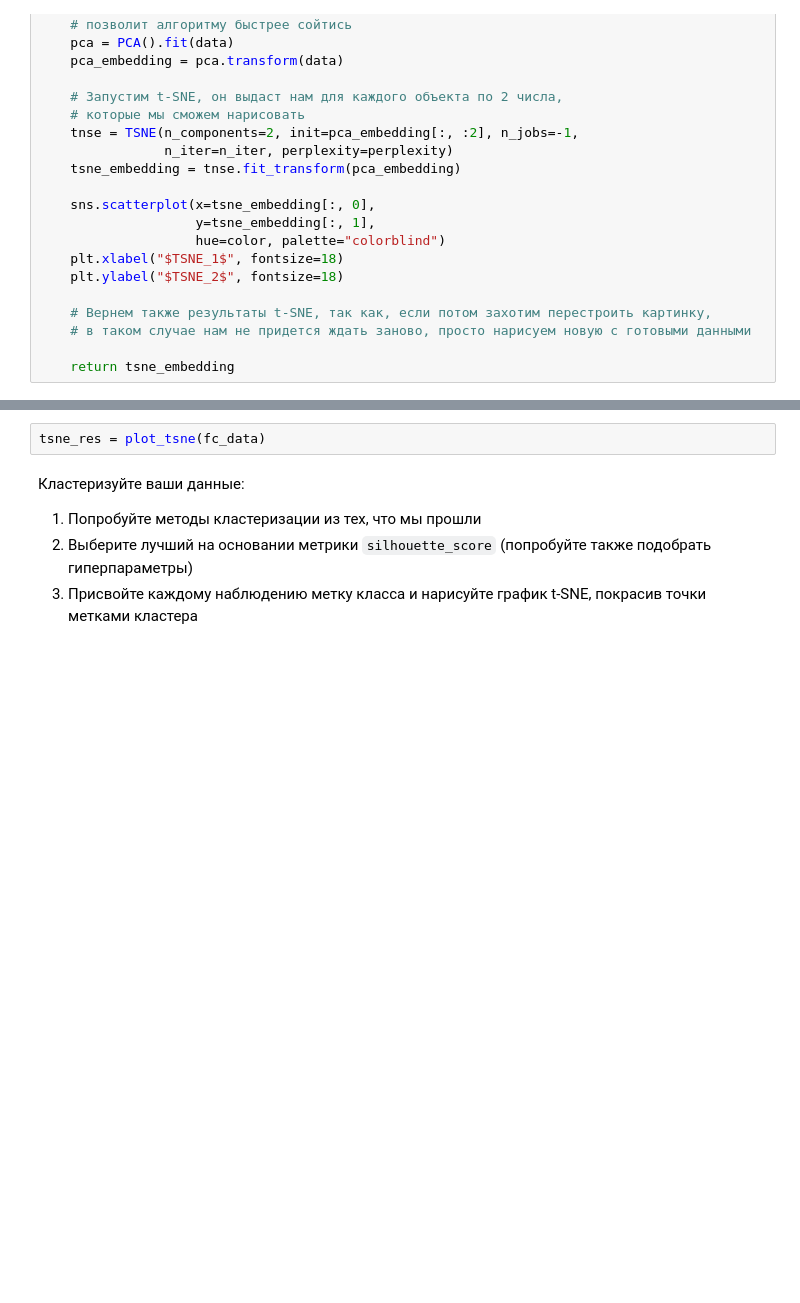
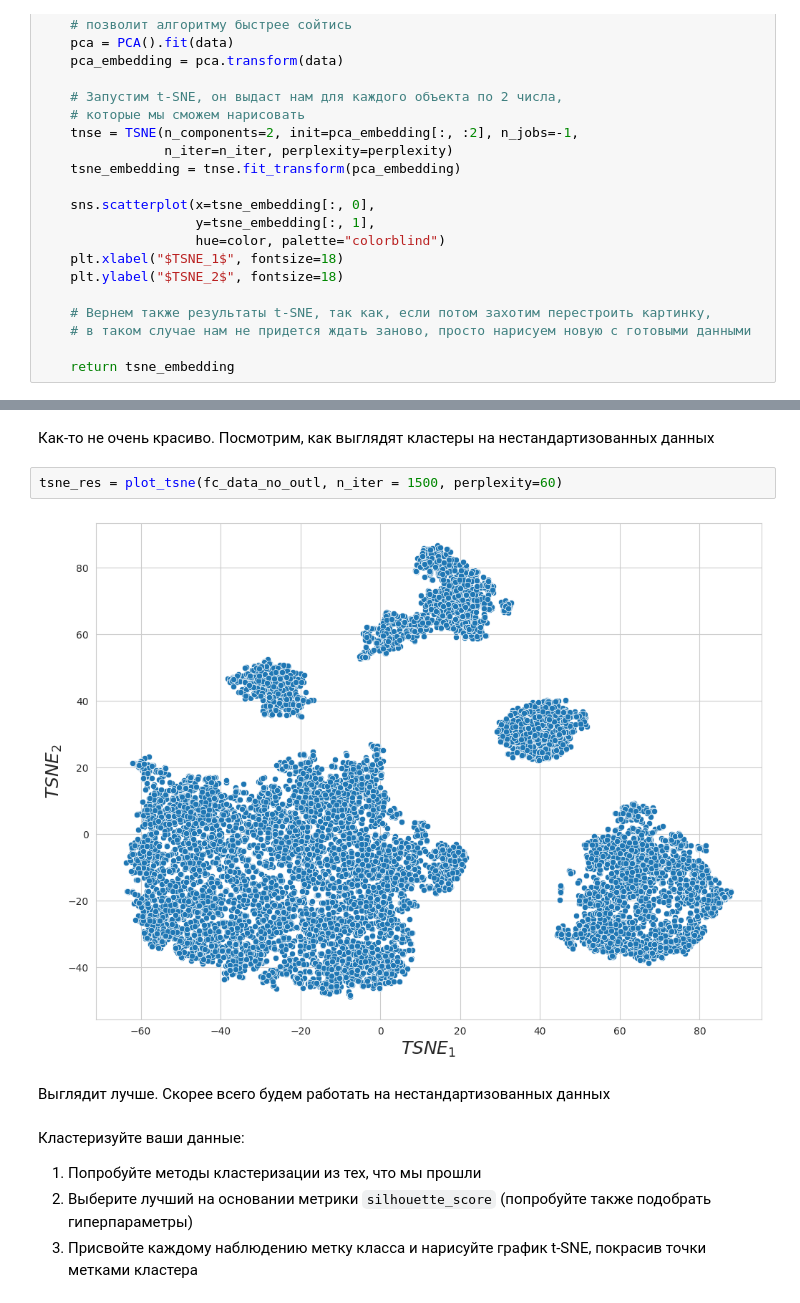
Before and after one commit to grishchenkoira/BI-ml-2024-homeworks, a Jupyter notebook: HW3/Cluster_tSNE.ipynb, the cells around one changed output, grey strips where cells are left out. Saved outputs shown, nothing was run; the diff lists cells and outputs as text; blank space fills up the shorter version.

```diff
--- a/HW3/Cluster_tSNE.ipynb
+++ b/HW3/Cluster_tSNE.ipynb
@@ -481,5 +485,11 @@ def plot_tsne(data, n_iter=1000,
+# %% [markdown]
+Как-то не очень красиво. Посмотрим, как выглядят кластеры на нестандартизованных данных
 # %%
-tsne_res = plot_tsne(fc_data)
+tsne_res = plot_tsne(fc_data_no_outl, n_iter = 1500, perplexity=60)
+# %% [output]
+[figure, added]
+# %% [markdown]
+Выглядит лучше. Скорее всего будем работать на нестандартизованных данных
 # %% [markdown]
 Кластеризуйте ваши данные:
 
```
Also changed, not shown: parts of 24 cells of this notebook.
